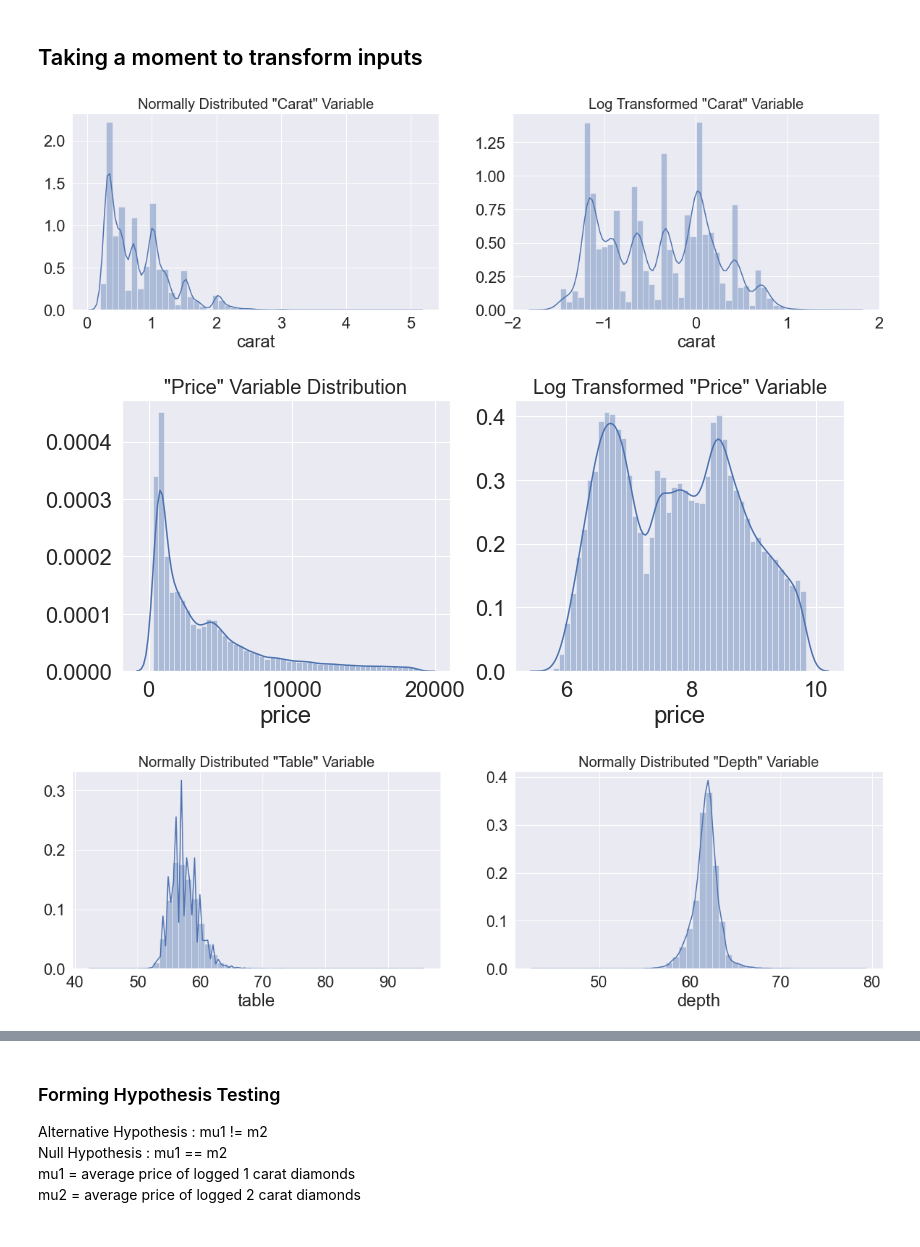
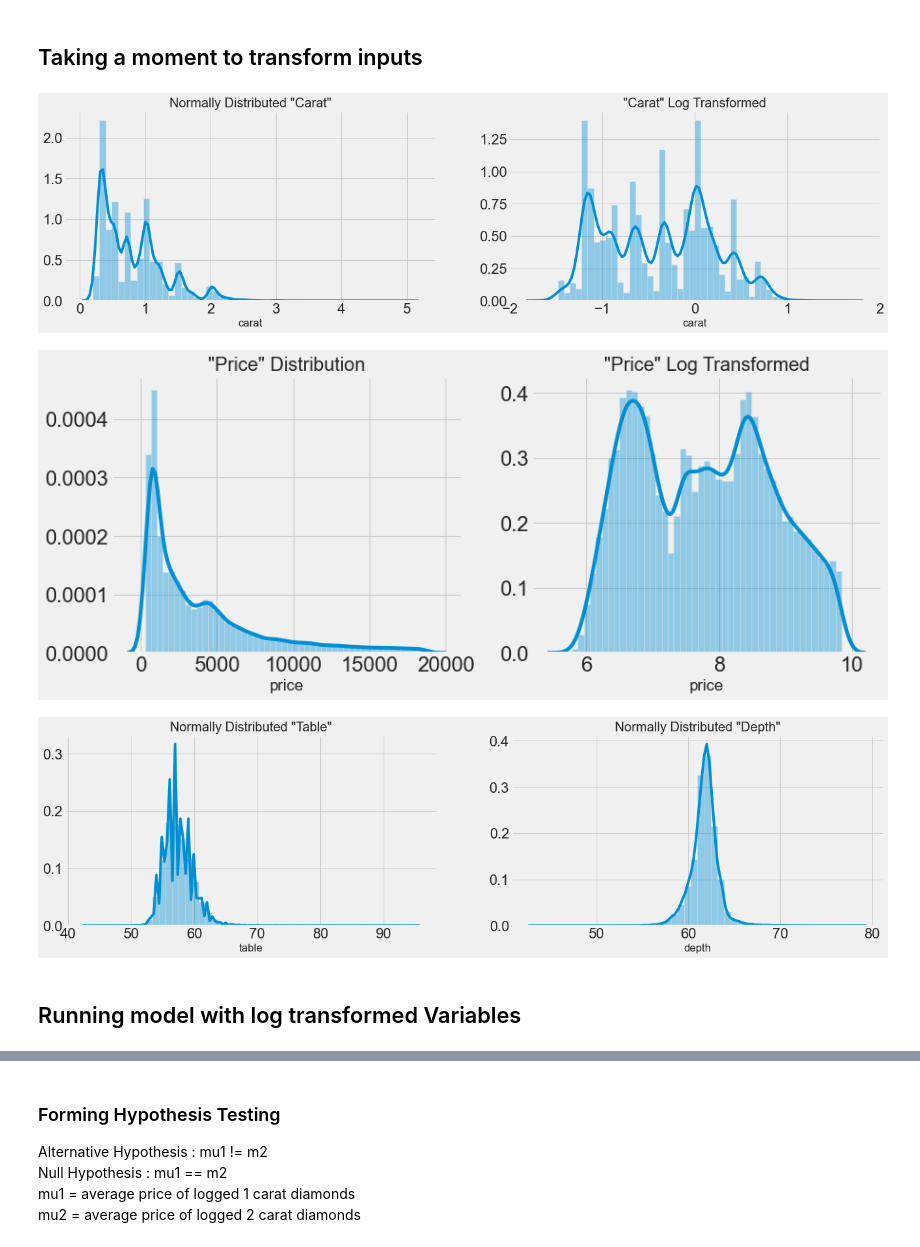
Before and after one commit to chrispfchung/diamonds-regression-project, a Jupyter notebook: Lin_reg_project_code_bpb.ipynb, the cells around one changed output, grey strips where cells are left out. Saved outputs shown, nothing was run; the diff lists cells and outputs as text; code cells hidden in the pictures.

Commit message:
cleaned up notebook and ran log transformed model

```diff
--- a/Lin_reg_project_code_bpb.ipynb
+++ b/Lin_reg_project_code_bpb.ipynb
@@ -9,0 +100,3 @@ df1 = pd.read_csv('diamonds.csv')
+# %%
+# we drop these columns because their correlation is above .75. We keep the carat variable
+df = df.drop(columns=['x','y','z'])
@@ -10,3 +112,14 @@ df1 = pd.read_csv('diamonds.csv')
+# %%
+#create dummy variables for categorical data
+cut_dummies = pd.get_dummies(df.cut, prefix='cut', drop_first=True)
+color_dummies = pd.get_dummies(df.color, prefix='col', drop_first=True)
+clarity_dummies = pd.get_dummies(df.clarity, prefix='clar', drop_first=True)
+
+#now we can drop the columns we originally had
+df.drop(['cut','color','clarity'], axis = 1, inplace = True)
+# %%
+#concat dummy df to the main df
+df1 = pd.concat([df, cut_dummies, color_dummies, clarity_dummies], axis=1)
 # %%
 df1.head()
 # %% [output]
@@ -19,2 +132,0 @@ df1.head()
-# %%
-df1 = df1.drop(['Unnamed: 0'], axis = 1)
@@ -269,38 +245,53 @@ plt.scatter(y_test,y_pred)
 ## Taking a moment to transform inputs
 # %%
 # np log carat because it seemed like an exponential distribution. Now it looks more normal.
+import matplotlib.style as style # import to change style
+
+style.use('fivethirtyeight')
 
 plt.figure(figsize=(20,5))
 
 plt.subplot(1,2,1)
-sns.distplot(df2.carat)
-plt.title(fontsize=20, label='Normally Distributed "Carat" Variable')
+sns.distplot(df.carat)
+plt.title(fontsize=20, label='Normally Distributed "Carat"')
 
 plt.subplot(1,2,2)
-sns.distplot(np.log(df2.carat))
-plt.title(fontsize=20, label='Log Transformed "Carat" Variable');
+sns.distplot(np.log(df1.carat))
+plt.title(fontsize=20, label='"Carat" Log Transformed')
+
+;
+
+#therefore we will keep log transform carat
+df1['carat'] = np.log(df1.carat)
 # %% [output]
-[figure, old version]
+[figure, new version]
 # %%
 plt.figure(figsize=(20, 5))
 
 plt.subplot(1,3,1)
-sns.distplot(df2.price)
-plt.title(fontsize=20, label='"Price" Variable Distribution');
+sns.distplot(df1.price)
+plt.title(fontsize=20, label='"Price" Distribution');
 plt.subplot(1,3,2)
-sns.distplot(np.log(df2.price))
-plt.title(fontsize=20, label='Log Transformed "Price" Variable');
+sns.distplot(np.log(df1.price))
+plt.title(fontsize=20, label='"Price" Log Transformed')
+
+style.use('fivethirtyeight');
+
+#therefore we will log transform price
+df1['price'] = np.log(df1.price)
 # %% [output]
-[figure, old version]
+[figure, new version]
 # %%
 plt.figure(figsize=(20,5))
 
 plt.subplot(1,2,1)
-sns.distplot(df2.table)
-plt.title(fontsize=20, label='Normally Distributed "Table" Variable')
+sns.distplot(df1.table)
+plt.title(fontsize=20, label='Normally Distributed "Table"')
 
 plt.subplot(1,2,2)
-sns.distplot(df2.depth)
-plt.title(fontsize=20, label='Normally Distributed "Depth" Variable');
+sns.distplot(df1.depth)
+plt.title(fontsize=20, label='Normally Distributed "Depth"');
 # %% [output]
-[figure, old version]
+[figure, new version]
+# %% [markdown]
+## Running model with log transformed Variables
```
Also changed, not shown: parts of 46 cells of this notebook.
